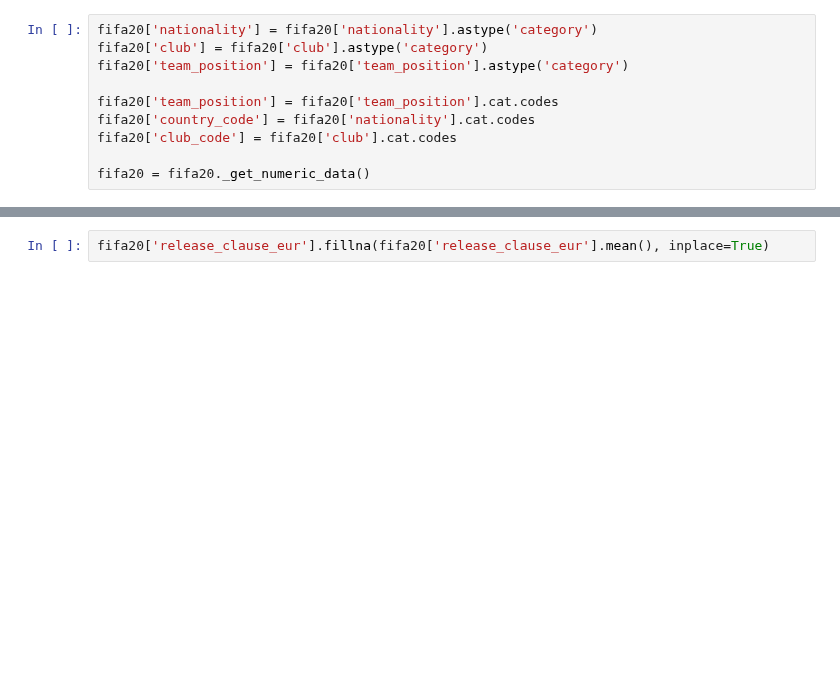
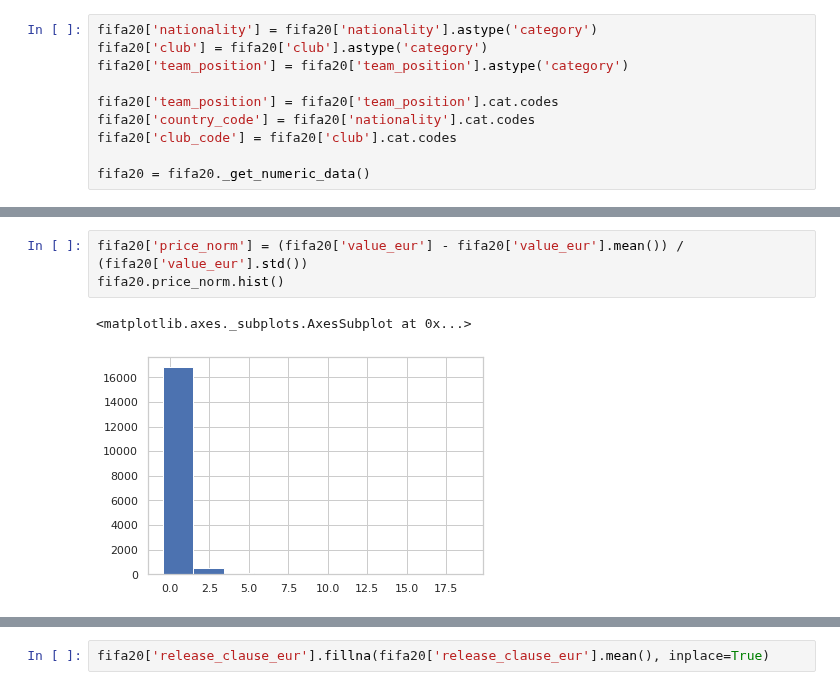
Before and after one commit to LucasAfa/Projeto2-IF775, a Jupyter notebook: projeto.ipynb, the cells around one changed output, grey strips where cells are left out. Cells and saved outputs as stored; diff of their text form; blank space fills up the shorter version.

```diff
--- a/projeto.ipynb
+++ b/projeto.ipynb
@@ -60,3 +73,9 @@ fifa20 = fifa20._get_numeric_data()
+# %%
+fifa20['price_norm'] = (fifa20['value_eur'] - fifa20['value_eur'].mean()) / (fifa20['value_eur'].std())
+fifa20.price_norm.hist()
+# %% [output]
+<matplotlib.axes._subplots.AxesSubplot at 0x...>
+[figure, added]
 # %%
 fifa20 = fifa20.dropna(thresh=0.7*len(fifa20), axis=1)
 fifa20.describe
```
Also changed, not shown: parts of 8 cells of this notebook.
